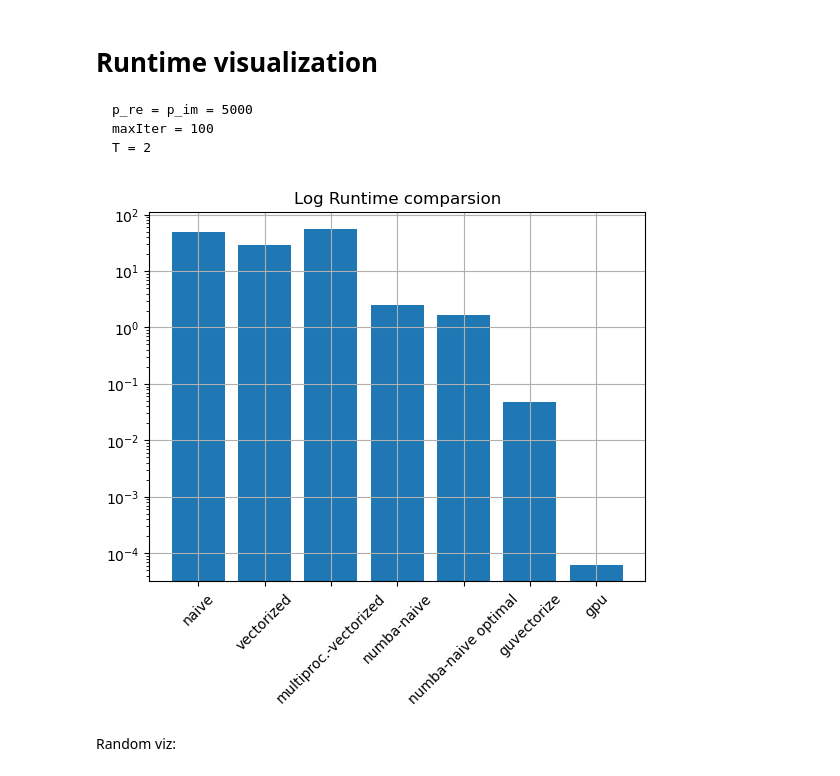
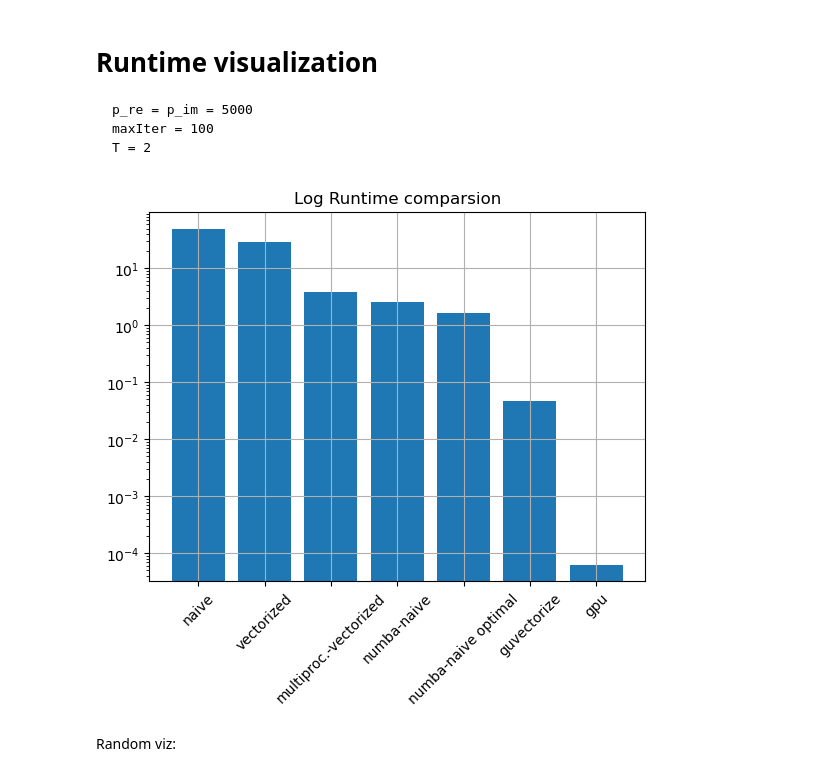
Before and after one commit to mputak/HPC, a Jupyter notebook: miniproject-Mandelbrot/main_mandlebrot.ipynb, the cells around one changed output. Drawn from its saved outputs; the diff is of its cells as text; code cells hidden in the pictures.

````diff
--- a/miniproject-Mandelbrot/main_mandlebrot.ipynb
+++ b/miniproject-Mandelbrot/main_mandlebrot.ipynb
@@ -461,15 +467,15 @@ T = 2
 ```
 # %%
 implementations = ["naive", "vectorized", "multiproc.-vectorized", "numba-naive", "numba-naive optimal", "guvectorize", "gpu"]
-runtimes = [49.9, 28.9, 56.6, 2.53, 1.67, 0.047, 0.000063]
+runtimes = [49.9, 28.9, 3.85, 2.53, 1.67, 0.047, 0.000063]
 
 plt.bar(implementations, runtimes, log=True)
 plt.xticks(rotation=45)
 plt.title("Log Runtime comparsion")
 plt.grid()
 plt.show()
 # %% [output]
-[figure, old version]
+[figure, new version]
 # %% [markdown]
 Random viz:
 # %%
````
Also changed, not shown: parts of 9 cells of this notebook.
